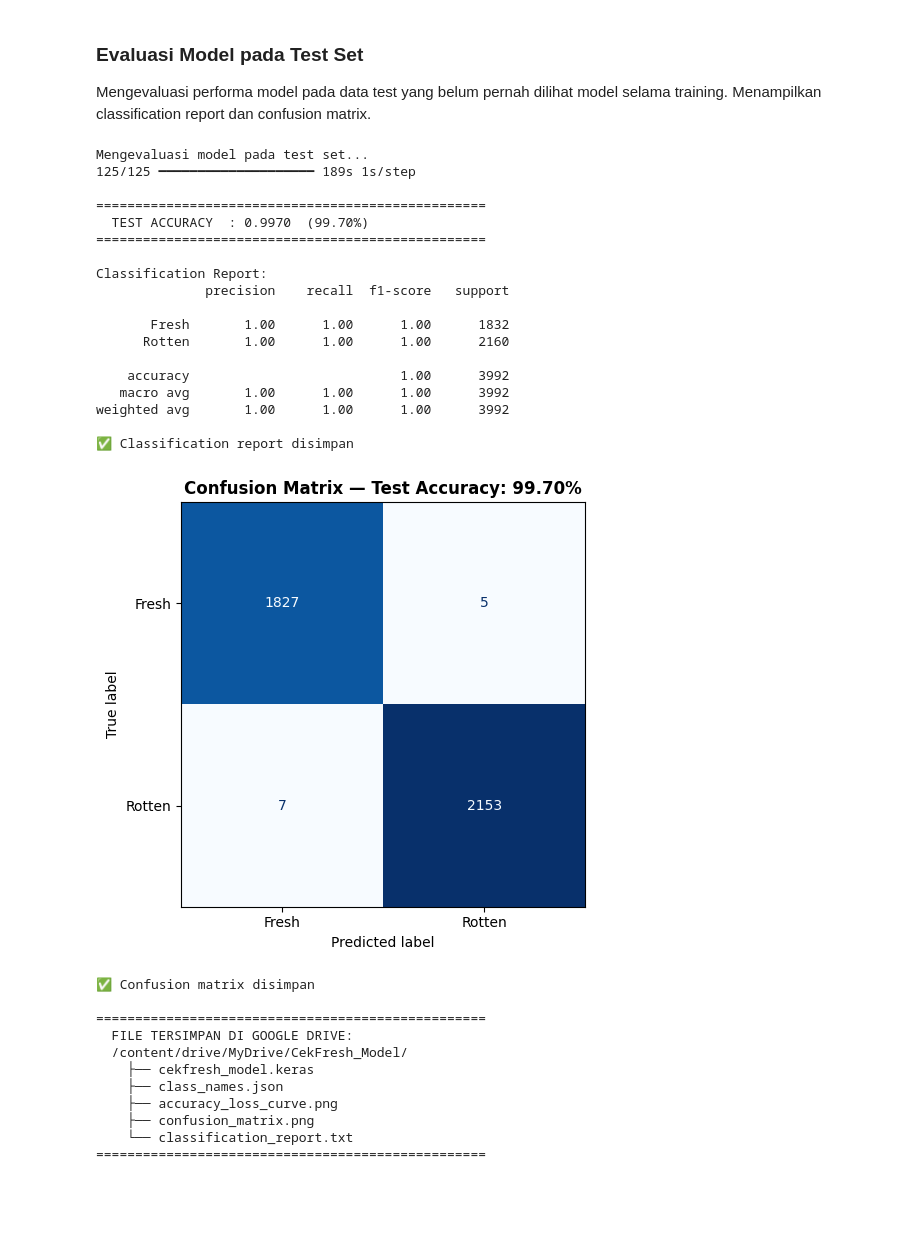
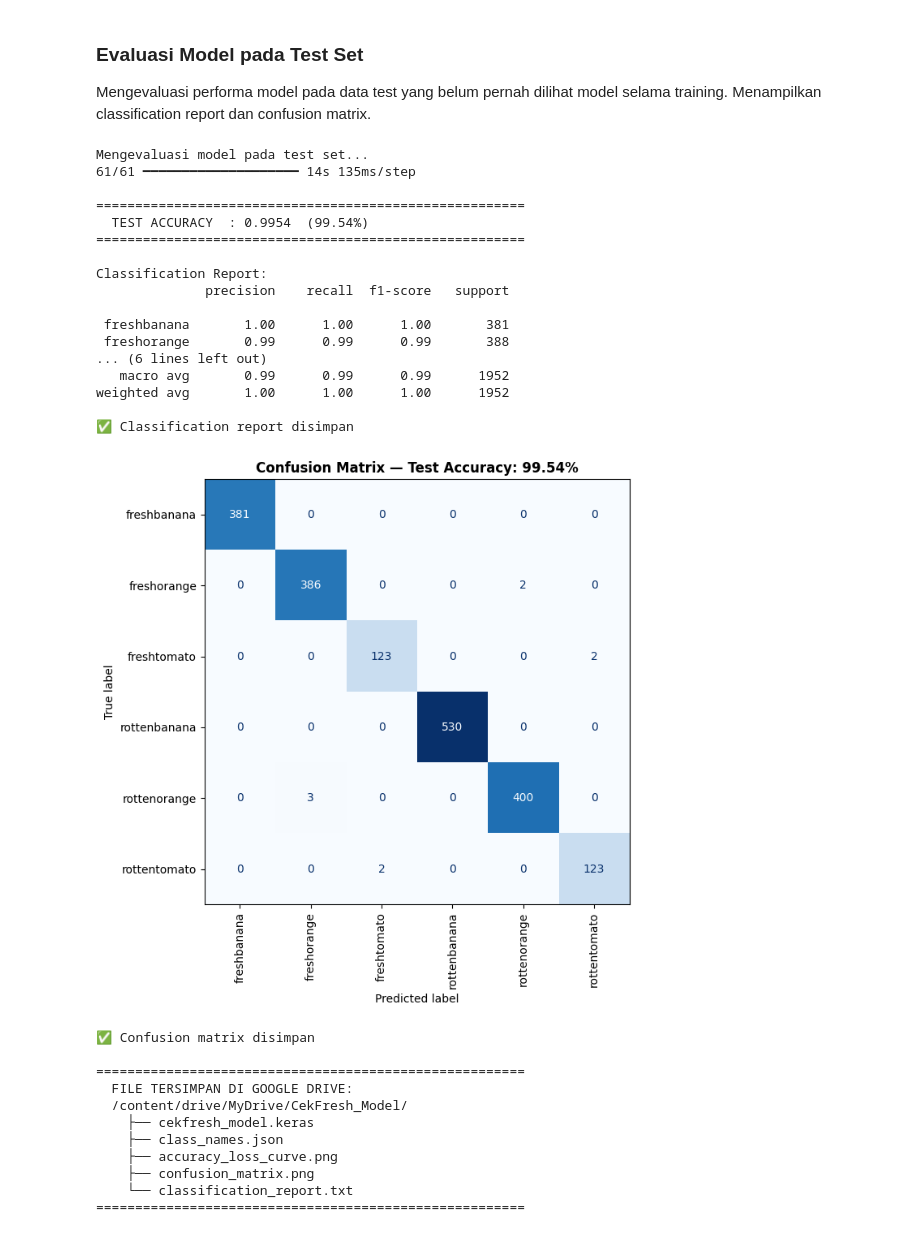
Before and after one commit to nightlurkr/FinalProjectAI-CekFresh, a Jupyter notebook: 02_Model/training/fp_ai_kel8_final.ipynb, the cells around one changed output. Saved outputs shown, nothing was run; the diff lists cells and outputs as text; code cells hidden in the pictures; blank space fills up the shorter version.

Commit message:
feat: multiclass notebook, UI/UX revamp, camera + multi-upload, user guide

```diff
--- a/02_Model/training/fp_ai_kel8_final.ipynb
+++ b/02_Model/training/fp_ai_kel8_final.ipynb
@@ -772,14 +739,14 @@ callbacks_p1 = [
                   restore_best_weights=True, verbose=1),
     ReduceLROnPlateau(monitor='val_loss', factor=0.5, patience=2, verbose=1),
     ModelCheckpoint(
-        filepath=f'{SAVE_DIR}/cekfresh_phase1_best.keras',
+        filepath=f'{SAVE_DIR}/cekfresh_multiclass_phase1_best.keras',
         monitor='val_accuracy', save_best_only=True, verbose=1
     )
 ]
 
-print("=" * 55)
-print("  PHASE 1 — Training (base model frozen)")
-print("=" * 55)
+print("=" * 60)
+print("  PHASE 1 — Training (base model frozen, 6 kelas)")
+print("=" * 60)
 
 history_p1 = model.fit(
     train_generator,
@@ -822,7 +789,7 @@ for layer in base_model.layers[:-30]:
 # Recompile dengan learning rate lebih kecil
 model.compile(
     optimizer=optimizers.Adam(learning_rate=1e-5),
-    loss='binary_crossentropy',
+    loss='categorical_crossentropy',
     metrics=['accuracy']
 )
 
@@ -834,14 +801,14 @@ callbacks_p2 = [
                   restore_best_weights=True, verbose=1),
     ReduceLROnPlateau(monitor='val_loss', factor=0.5, patience=2, verbose=1),
     ModelCheckpoint(
-        filepath=f'{SAVE_DIR}/cekfresh_phase2_best.keras',
+        filepath=f'{SAVE_DIR}/cekfresh_multiclass_phase2_best.keras',
         monitor='val_accuracy', save_best_only=True, verbose=1
     )
 ]
 
-print("=" * 55)
-print("  PHASE 2 — Fine-tuning (30 layer terakhir)")
-print("=" * 55)
+print("=" * 60)
+print("  PHASE 2 — Fine-tuning (30 layer terakhir, 6 kelas)")
+print("=" * 60)
 
 history_p2 = model.fit(
     train_generator,
@@ -944,77 +920,80 @@ Mengevaluasi performa model pada data test yang belum pernah dilihat model selam
 from sklearn.metrics import (classification_report, confusion_matrix,
                               ConfusionMatrixDisplay, accuracy_score)
 import numpy as np
+import matplotlib.pyplot as plt
 
 print("Mengevaluasi model pada test set...")
 test_generator.reset()
 
 y_pred_prob = model.predict(test_generator, verbose=1)
-y_pred      = (y_pred_prob > 0.5).astype(int).flatten()
+y_pred      = np.argmax(y_pred_prob, axis=1)   # multiclass: ambil index terbesar
 y_true      = test_generator.classes
 
 # Accuracy
 test_acc = accuracy_score(y_true, y_pred)
-print(f"\n{'='*50}")
+print(f"\n{'='*55}")
 print(f"  TEST ACCURACY  : {test_acc:.4f}  ({test_acc*100:.2f}%)")
-print(f"{'='*50}")
+print(f"{'='*55}")
+
+# Label names
+class_labels = [name for name, _ in sorted(
+    train_generator.class_indices.items(), key=lambda x: x[1])]
 
 # Classification Report
-class_labels = ['Fresh', 'Rotten']
 report = classification_report(y_true, y_pred, target_names=class_labels)
 print("\nClassification Report:")
 print(report)
 
 # Simpan report
 with open(f'{SAVE_DIR}/classification_report.txt', 'w') as f:
-    f.write(f"CekFresh — Classification Report\n")
+    f.write(f"CekFresh Multiclass — Classification Report\n")
     f.write(f"Test Accuracy: {test_acc:.4f} ({test_acc*100:.2f}%)\n\n")
     f.write(report)
 print("✅ Classification report disimpan")
 
 # Confusion Matrix
 cm   = confusion_matrix(y_true, y_pred)
-fig2, ax = plt.subplots(figsize=(6, 5))
+fig2, ax = plt.subplots(figsize=(9, 7))
 disp = ConfusionMatrixDisplay(confusion_matrix=cm, display_labels=class_labels)
-disp.plot(ax=ax, colorbar=False, cmap='Blues')
+disp.plot(ax=ax, colorbar=False, cmap='Blues', xticks_rotation='vertical')
 ax.set_title(f'Confusion Matrix — Test Accuracy: {test_acc*100:.2f}%',
              fontsize=12, fontweight='bold')
 plt.tight_layout()
 plt.savefig(f'{SAVE_DIR}/confusion_matrix.png', dpi=150, bbox_inches='tight')
 plt.show()
 print("✅ Confusion matrix disimpan")
 
-print(f"\n{'='*50}")
+print(f"\n{'='*55}")
 print("  FILE TERSIMPAN DI GOOGLE DRIVE:")
 print(f"  {SAVE_DIR}/")
 print("    ├── cekfresh_model.keras")
 print("    ├── class_names.json")
 print("    ├── accuracy_loss_curve.png")
 print("    ├── confusion_matrix.png")
 print("    └── classification_report.txt")
-print(f"{'='*50}")
+print(f"{'='*55}")
 # %% [output]
 Mengevaluasi model pada test set...
-125/125 ━━━━━━━━━━━━━━━━━━━━ 189s 1s/step
+61/61 ━━━━━━━━━━━━━━━━━━━━ 14s 135ms/step
 
-==================================================
-  TEST ACCURACY  : 0.9970  (99.70%)
-==================================================
+=======================================================
+  TEST ACCURACY  : 0.9954  (99.54%)
+=======================================================
 
 Classification Report:
               precision    recall  f1-score   support
 
-       Fresh       1.00      1.00      1.00      1832
-      Rotten       1.00      1.00      1.00      2160
-
-    accuracy                           1.00      3992
-   macro avg       1.00      1.00      1.00      3992
-weighted avg       1.00      1.00      1.00      3992
+ freshbanana       1.00      1.00      1.00       381
+ freshorange       0.99      0.99      0.99       388
+... (6 lines left out)
+   macro avg       0.99      0.99      0.99      1952
+weighted avg       1.00      1.00      1.00      1952
 
 ✅ Classification report disimpan
-[figure, old version]
+[figure, new version]
 ✅ Confusion matrix disimpan
 
-==================================================
+=======================================================
   FILE TERSIMPAN DI GOOGLE DRIVE:
   /content/drive/MyDrive/CekFresh_Model/
     ├── cekfresh_model.keras
@@ -1022,4 +1001,4 @@ weighted avg       1.00      1.00      1.00      3992
     ├── accuracy_loss_curve.png
     ├── confusion_matrix.png
     └── classification_report.txt
-==================================================
+=======================================================
```
Also changed, not shown: parts of 33 cells of this notebook, 12 other files.
